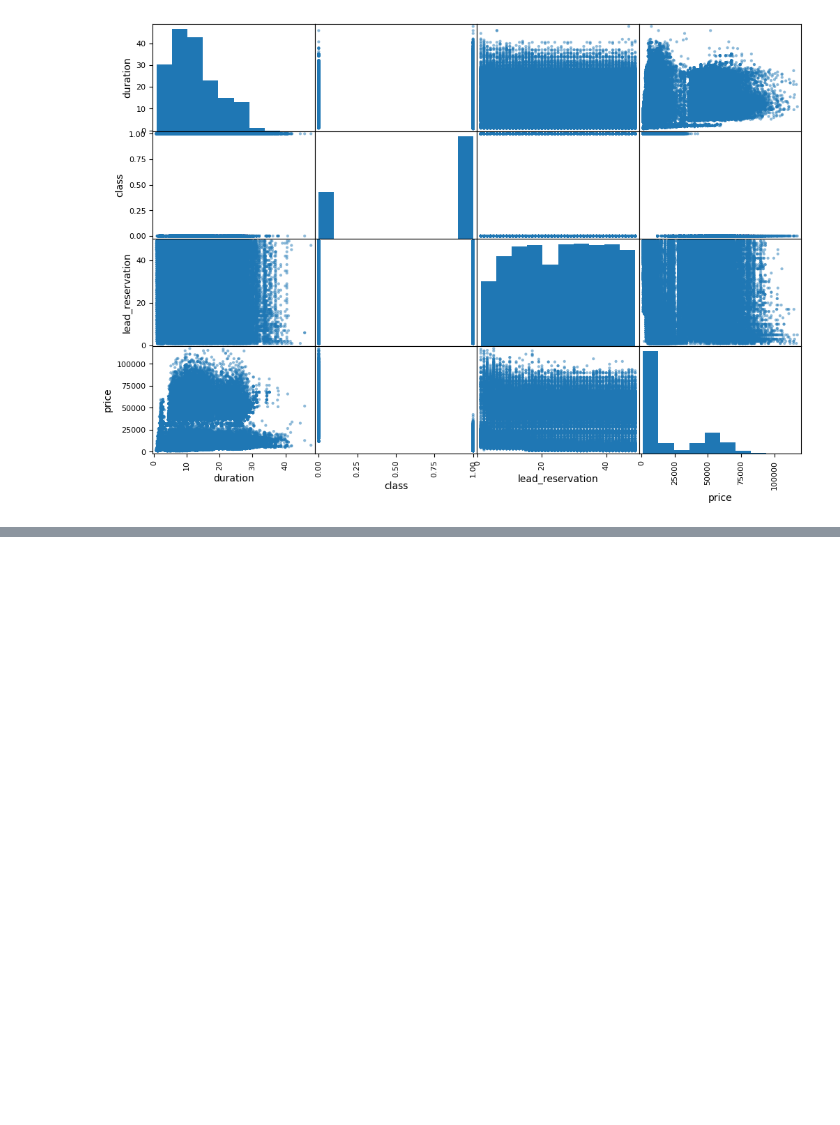
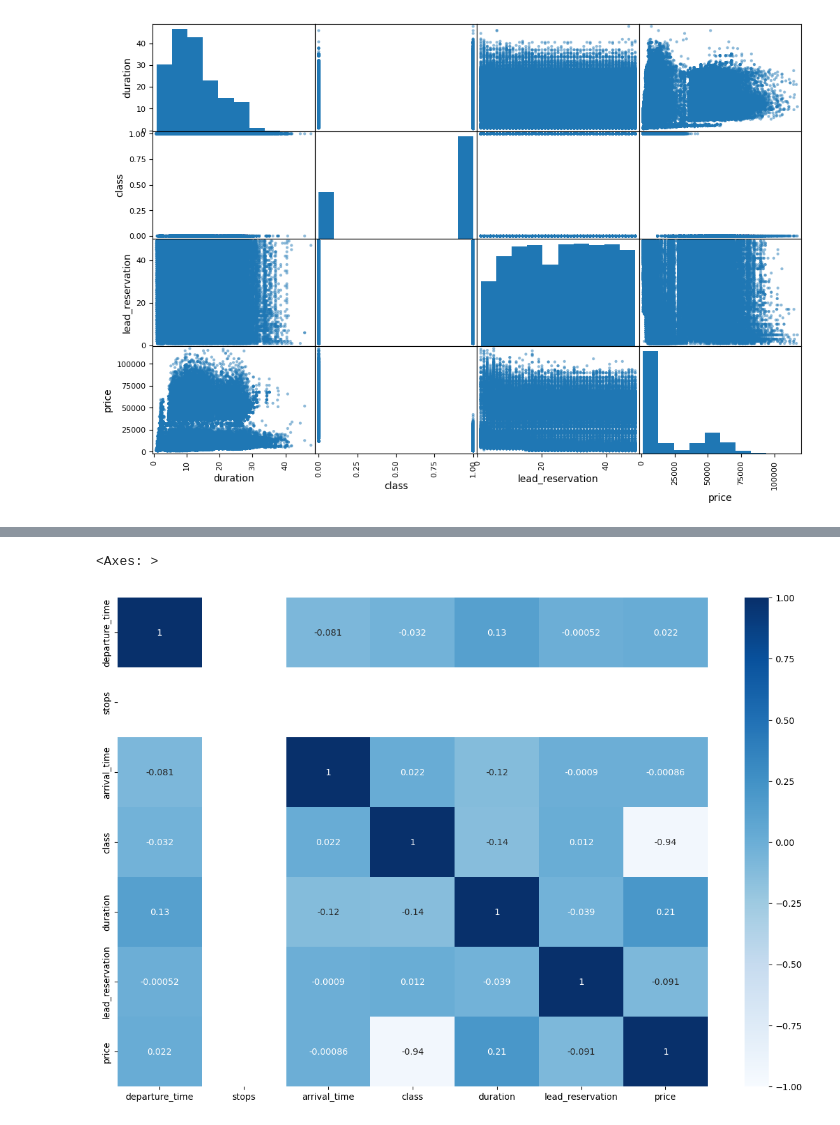
Before and after one commit to Lojain12/Flight_Price, a Jupyter notebook: Flight_Price.ipynb, the cells around one changed output, grey strips where cells are left out. Cells and saved outputs as stored; diff of their text form; code cells hidden in the pictures; blank space fills up the shorter version.

```diff
--- a/Flight_Price.ipynb
+++ b/Flight_Price.ipynb
@@ -277,3 +325,0 @@ data.plot.box(title='Boxplot with pandas');
-# %%
-data = strat_train_set.drop("price", axis =1)
-data_labels = strat_train_set["price"].copy()
@@ -279,0 +347,7 @@ data_labels = strat_train_set["price"].copy()
+# %%
+plt.figure(figsize=(15,10))
+sns.heatmap(data.corr(),cmap='Blues', annot=True, vmin=-1, vmax=1)
+##plt.savefig('aqar_corr.png', transparent=True, bbox_inches='tight', c = 'w');
+# %% [output]
+<Axes: >
+[figure, added]
```
Also changed, not shown: parts of 17 cells of this notebook.
